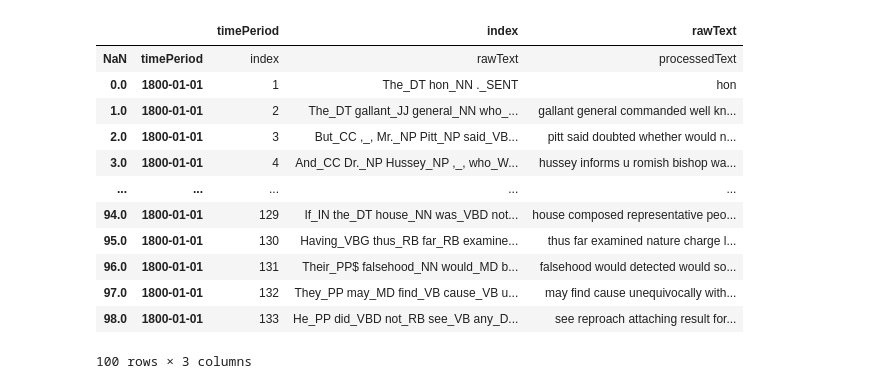
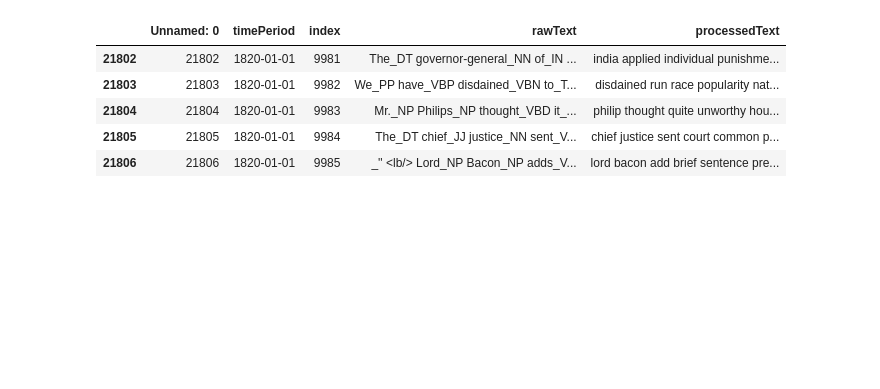
Before and after one commit to Altishofer/HansardSentimentTopicAnalysis, a Jupyter notebook: we_timeSeries.ipynb, the cells around one changed output. Saved outputs shown, nothing was run; the diff lists cells and outputs as text; code cells hidden in the pictures; blank space fills up the shorter version.

```diff
--- a/we_timeSeries.ipynb
+++ b/we_timeSeries.ipynb
@@ -1,27 +1,19 @@
 # %%
 import pandas as pd
 
 reducedPapers = pd.read_csv(
     "./processedData/processedData.csv",
-    sep=',',
-    names=["timePeriod", "index", "rawText"]
+    sep=','
 )
 
-reducedPapers.head(100)
+reducedPapers.tail()
 # %% [output]
-|  |  | timePeriod | index | rawText |
-| NaN | timePeriod | index | rawText | processedText |
-| 0.0 | 1800-01-01 | 1 | The_DT hon_NN ._SENT | hon |
-| 1.0 | 1800-01-01 | 2 | The_DT gallant_JJ general_NN who_... | gallant general commanded well kn... |
-| 2.0 | 1800-01-01 | 3 | But_CC ,_, Mr._NP Pitt_NP said_VB... | pitt said doubted whether would n... |
-| 3.0 | 1800-01-01 | 4 | And_CC Dr._NP Hussey_NP ,_, who_W... | hussey informs u romish bishop wa... |
-| ... | ... | ... | ... | ... |
-| 94.0 | 1800-01-01 | 129 | If_IN the_DT house_NN was_VBD not... | house composed representative peo... |
-| 95.0 | 1800-01-01 | 130 | Having_VBG thus_RB far_RB examine... | thus far examined nature charge l... |
-| 96.0 | 1800-01-01 | 131 | Their_PP$ falsehood_NN would_MD b... | falsehood would detected would so... |
-| 97.0 | 1800-01-01 | 132 | They_PP may_MD find_VB cause_VB u... | may find cause unequivocally with... |
-| 98.0 | 1800-01-01 | 133 | He_PP did_VBD not_RB see_VB any_D... | see reproach attaching result for... |
+|  | Unnamed: 0 | timePeriod | index | rawText | processedText |
+| 21802 | 21802 | 1820-01-01 | 9981 | The_DT governor-general_NN of_IN ... | india applied individual punishme... |
+| 21803 | 21803 | 1820-01-01 | 9982 | We_PP have_VBP disdained_VBN to_T... | disdained run race popularity nat... |
+| 21804 | 21804 | 1820-01-01 | 9983 | Mr._NP Philips_NP thought_VBD it_... | philip thought quite unworthy hou... |
+| 21805 | 21805 | 1820-01-01 | 9984 | The_DT chief_JJ justice_NN sent_V... | chief justice sent court common p... |
+| 21806 | 21806 | 1820-01-01 | 9985 | _'' <lb/> Lord_NP Bacon_NP adds_V... | lord bacon add brief sentence pre... |
-100 rows × 3 columns
 # %%
 from umap import UMAP
 umap_model = UMAP(n_neighbors=30,
```
Also changed, not shown: parts of 12 cells of this notebook, 11 other files.
